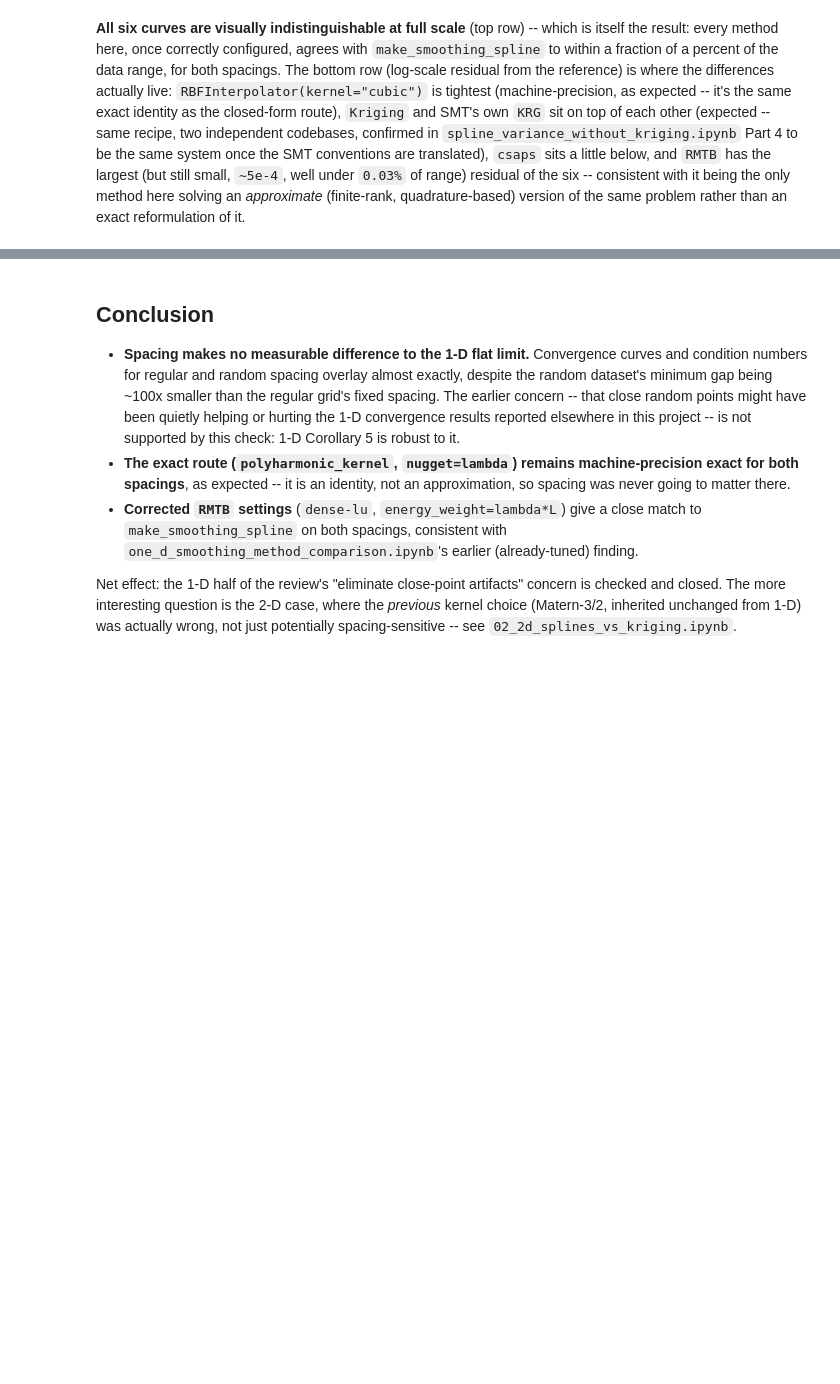
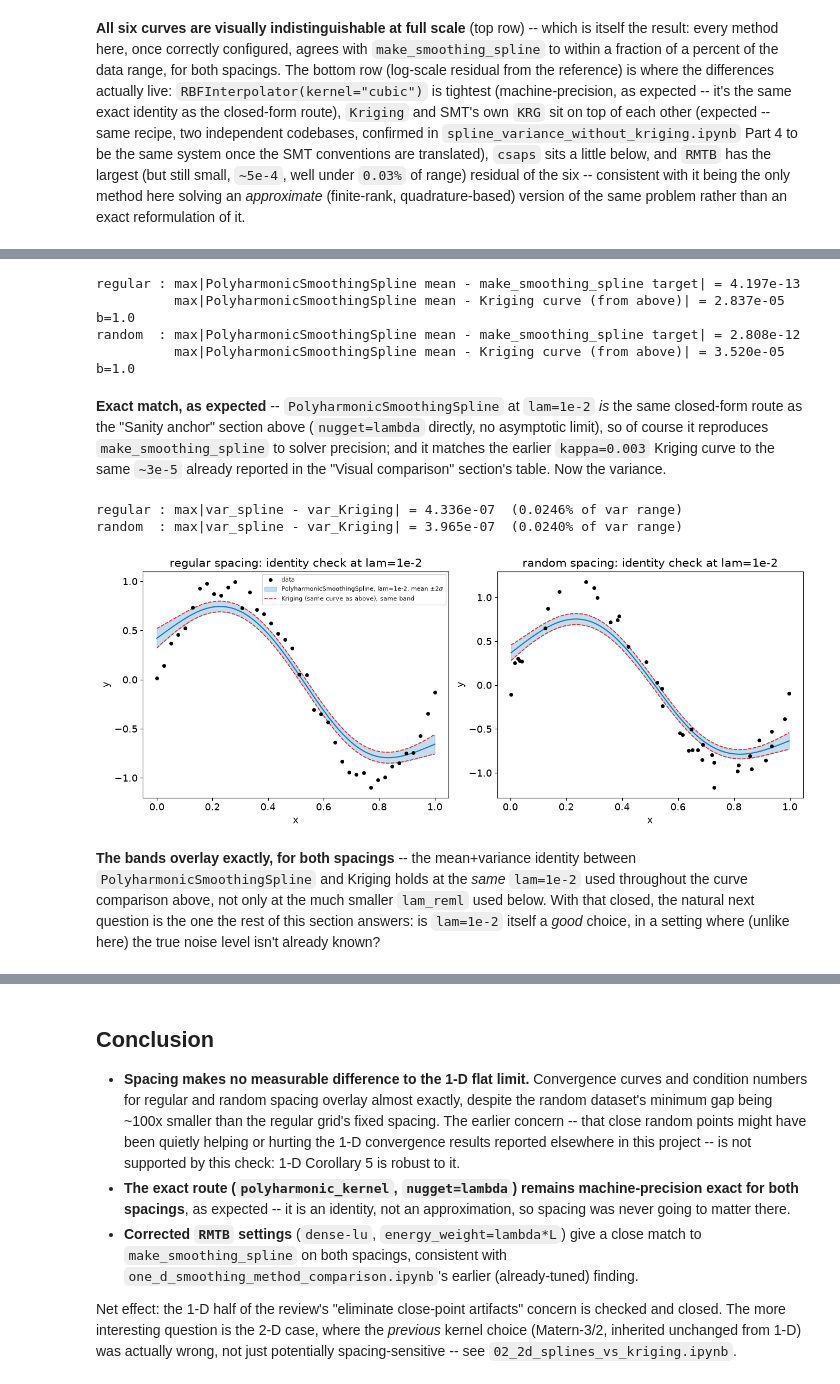
Before and after one commit to nomad-vagabond/krig-splines, a Jupyter notebook: notebooks/iter_01/01_1d_splines_vs_kriging.ipynb, the cells around one changed output, grey strips where cells are left out. Drawn from its saved outputs; the diff is of its cells as text; code cells hidden in the pictures; blank space fills up the shorter version.

Commit message:
Add sections with variance estimation for spline curves and kriging in the improved 1D study

```diff
--- a/notebooks/iter_01/01_1d_splines_vs_kriging.ipynb
+++ b/notebooks/iter_01/01_1d_splines_vs_kriging.ipynb
@@ -317,0 +337,80 @@ reformulation of it.
+# %%
+spline_fits_fixed = {}
+for spacing, (x, y) in datasets.items():
+    c = curves[spacing]
+    # sigma2=lam here is not a free assumption -- it's the TRUE noise variance for
+    # this synthetic benchmark (sigma=0.1 by construction), so b=sigma2/lam=1 is
+    # the correct, verified value, not the uncalibrated default the review flagged.
+    spl = PolyharmonicSmoothingSpline(x.reshape(-1, 1), y, m=2, lam=lam, sigma2=lam)
+    spline_fits_fixed[spacing] = spl
+    mean_spl = spl.mean(c["x_dense"].reshape(-1, 1))
+
+    print(f"{spacing:8s}: max|PolyharmonicSmoothingSpline mean - make_smoothing_spline target| = "
+          f"{np.max(np.abs(mean_spl - c['target'])):.3e}")
+    print(f"{'':8s}  max|PolyharmonicSmoothingSpline mean - Kriging curve (from above)| = "
+          f"{np.max(np.abs(mean_spl - c['Kriging'])):.3e}   b={spl.b:.1f}")
+# %% [output]
+regular : max|PolyharmonicSmoothingSpline mean - make_smoothing_spline target| = 4.197e-13
+          max|PolyharmonicSmoothingSpline mean - Kriging curve (from above)| = 2.837e-05   b=1.0
+random  : max|PolyharmonicSmoothingSpline mean - make_smoothing_spline target| = 2.808e-12
+          max|PolyharmonicSmoothingSpline mean - Kriging curve (from above)| = 3.520e-05   b=1.0
+# %% [markdown]
+**Exact match, as expected** -- `PolyharmonicSmoothingSpline` at `lam=1e-2` *is*
+the same closed-form route as the "Sanity anchor" section above (`nugget=lambda`
+directly, no asymptotic limit), so of course it reproduces `make_smoothing_spline`
+to solver precision; and it matches the earlier `kappa=0.003` Kriging curve to the
+same `~3e-5` already reported in the "Visual comparison" section's table. Now the
+variance.
+# %%
+var_results_fixed = {}
+for spacing, (x, y) in datasets.items():
+    c = curves[spacing]
+    spl = spline_fits_fixed[spacing]
+    x_dense = c["x_dense"]
+    var_spl = spl.variance(x_dense.reshape(-1, 1))
+
+    P = poly_basis_nd(x.reshape(-1, 1), 1)
+    Pt = poly_basis_nd(x_dense.reshape(-1, 1), 1)
+    K = matern(np.abs(x[:, None] - x[None, :]), 1.5, kappa_viz)
+    Kt = matern(np.abs(x_dense[:, None] - x[None, :]), 1.5, kappa_viz)
+    nugget = matern_flat_nugget(kappa_viz, lam, 2, 1)
+    var_krig_unit = saddle_point_variance(K, P, nugget, Kt, Pt, np.ones(len(x_dense)))
+    rescale = nugget / lam  # same rescaling the REML section below uses, b=1 here
+    var_krig = spl.b * var_krig_unit / rescale
+
+    var_results_fixed[spacing] = dict(mean_spline=spl.mean(x_dense.reshape(-1, 1)),
+                                       var_spline=var_spl, mean_krig=c["Kriging"], var_krig=var_krig)
+    err = np.max(np.abs(var_spl - var_krig))
+    print(f"{spacing:8s}: max|var_spline - var_Kriging| = {err:.3e}  ({100*err/np.ptp(var_spl):.4f}% of var range)")
+# %% [output]
+regular : max|var_spline - var_Kriging| = 4.336e-07  (0.0246% of var range)
+random  : max|var_spline - var_Kriging| = 3.965e-07  (0.0240% of var range)
+# %%
+fig, axs = plt.subplots(1, 2, figsize=(13, 5), constrained_layout=True)
+for ax, spacing in zip(axs, ["regular", "random"]):
+    x, y = datasets[spacing]
+    c = curves[spacing]
+    r = var_results_fixed[spacing]
+    std_spl = np.sqrt(np.maximum(r["var_spline"], 0))
+    std_krig = np.sqrt(np.maximum(r["var_krig"], 0))
+
+    ax.plot(x, y, "o", ms=4, color="k", zorder=5, label="data")
+    ax.fill_between(c["x_dense"], r["mean_spline"] - 2*std_spl, r["mean_spline"] + 2*std_spl,
+                     color="C0", alpha=0.25, label=r"PolyharmonicSmoothingSpline, lam=1e-2, mean $\pm2\sigma$")
+    ax.plot(c["x_dense"], r["mean_spline"], color="C0", lw=1.5)
+    ax.plot(c["x_dense"], r["mean_krig"] + 2*std_krig, "--", color="C3", lw=1.2,
+             label="Kriging (same curve as above), same band")
+    ax.plot(c["x_dense"], r["mean_krig"] - 2*std_krig, "--", color="C3", lw=1.2)
+    ax.set(xlabel="x", ylabel="y", title=f"{spacing} spacing: identity check at lam=1e-2")
+    if spacing == "regular":
+        ax.legend(fontsize=8)
+plt.show()
+# %% [output]
+[figure, added]
+# %% [markdown]
+**The bands overlay exactly, for both spacings** -- the mean+variance identity
+between `PolyharmonicSmoothingSpline` and Kriging holds at the *same* `lam=1e-2`
+used throughout the curve comparison above, not only at the much smaller `lam_reml`
+used below. With that closed, the natural next question is the one the rest of
+this section answers: is `lam=1e-2` itself a *good* choice, in a setting where
+(unlike here) the true noise level isn't already known?
```
Also changed, not shown: parts of 14 cells of this notebook.
